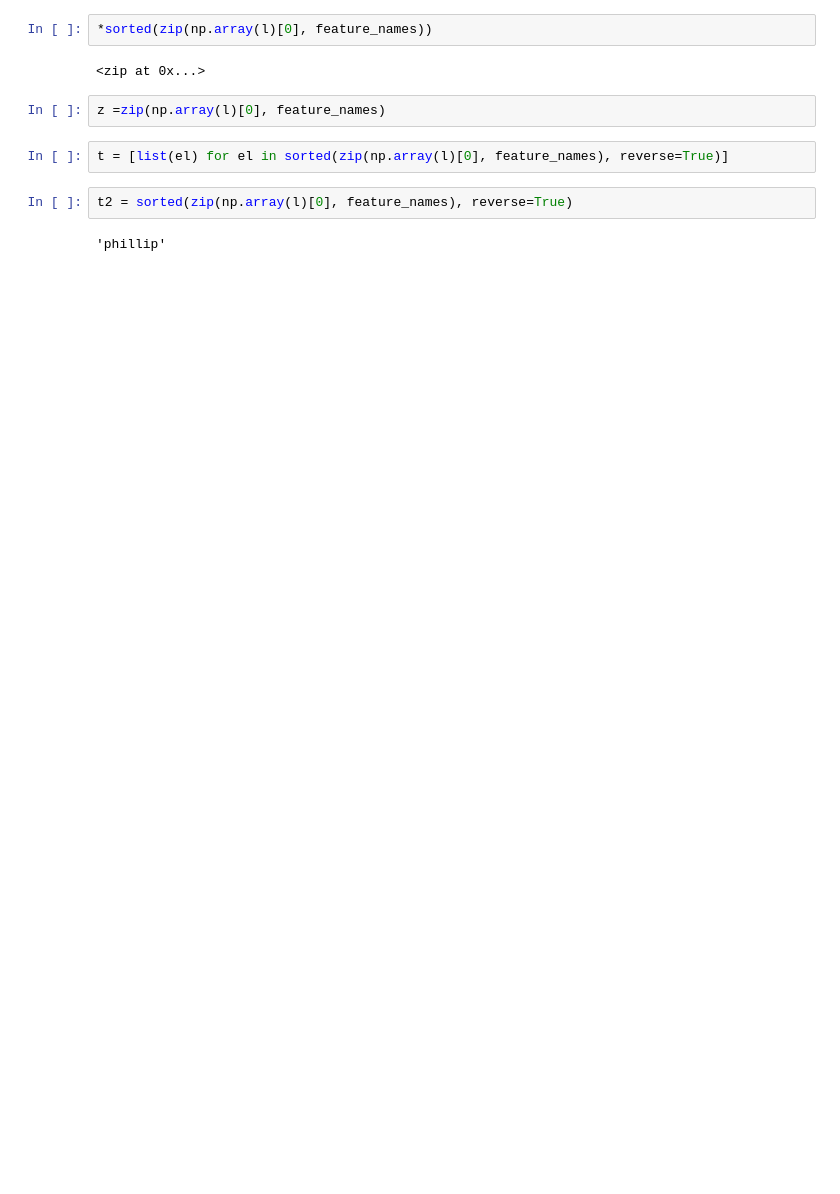
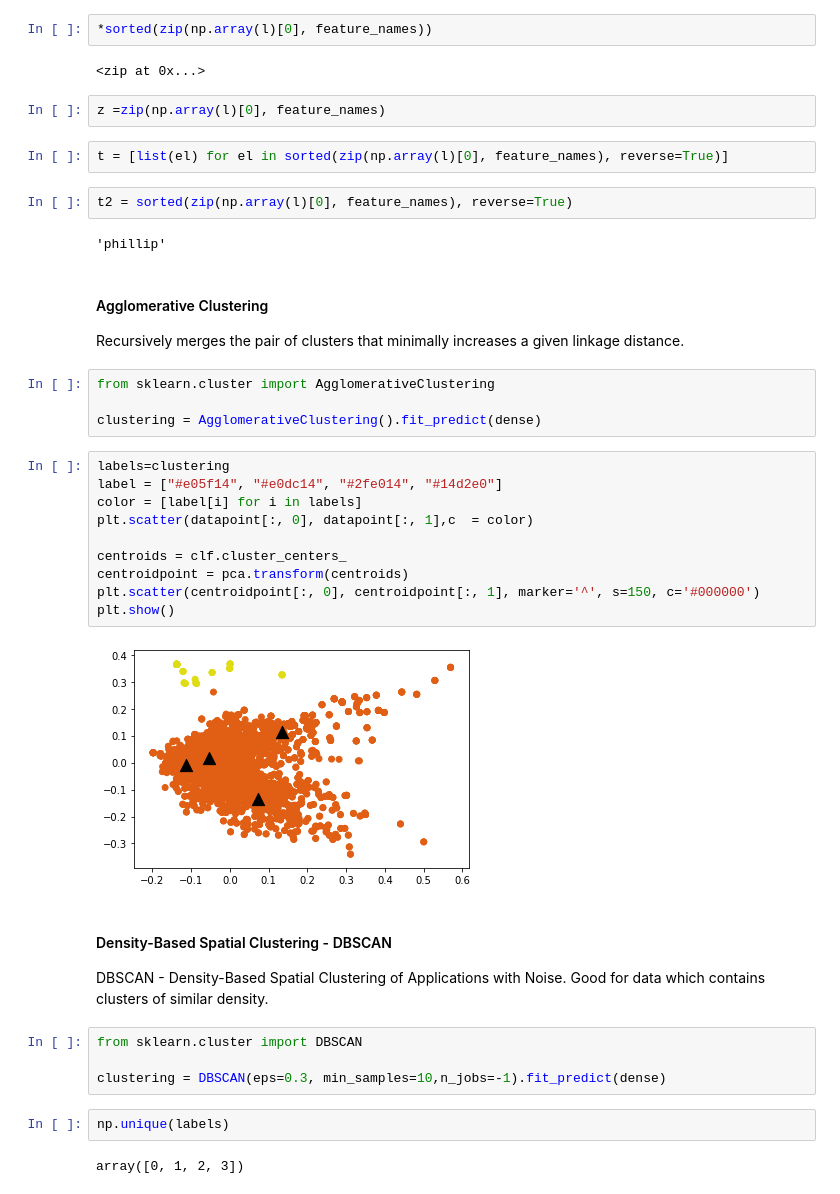
Before and after one commit to KevinFerin/Projet_Fil_Rouge-IBM, a Jupyter notebook: Cleaning.ipynb, the cells around one changed output. Cells and saved outputs as stored; diff of their text form; blank space fills up the shorter version.

```diff
--- a/Cleaning.ipynb
+++ b/Cleaning.ipynb
@@ -287,3 +357,35 @@ t2 = sorted(zip(np.array(l)[0], feature_names), reverse=True)
 # %%
 # %% [output]
 'phillip'
+# %% [markdown]
+
+#### Agglomerative Clustering
+Recursively merges the pair of clusters that minimally increases a given linkage distance.
+# %%
+from sklearn.cluster import AgglomerativeClustering
+
+clustering = AgglomerativeClustering().fit_predict(dense)
+# %%
+labels=clustering
+label = ["#e05f14", "#e0dc14", "#2fe014", "#14d2e0"]
+color = [label[i] for i in labels]
+plt.scatter(datapoint[:, 0], datapoint[:, 1],c  = color)
+
+centroids = clf.cluster_centers_
+centroidpoint = pca.transform(centroids)
+plt.scatter(centroidpoint[:, 0], centroidpoint[:, 1], marker='^', s=150, c='#000000')
+plt.show()
+# %% [output]
+[figure, added]
+# %% [markdown]
+#### Density-Based Spatial Clustering - DBSCAN
+DBSCAN - Density-Based Spatial Clustering of Applications with Noise.
+Good for data which contains clusters of similar density.
+# %%
+from sklearn.cluster import DBSCAN
+
+clustering = DBSCAN(eps=0.3, min_samples=10,n_jobs=-1).fit_predict(dense)
+# %%
+np.unique(labels)
+# %% [output]
+array([0, 1, 2, 3])
```
Also changed, not shown: parts of 24 cells of this notebook.
